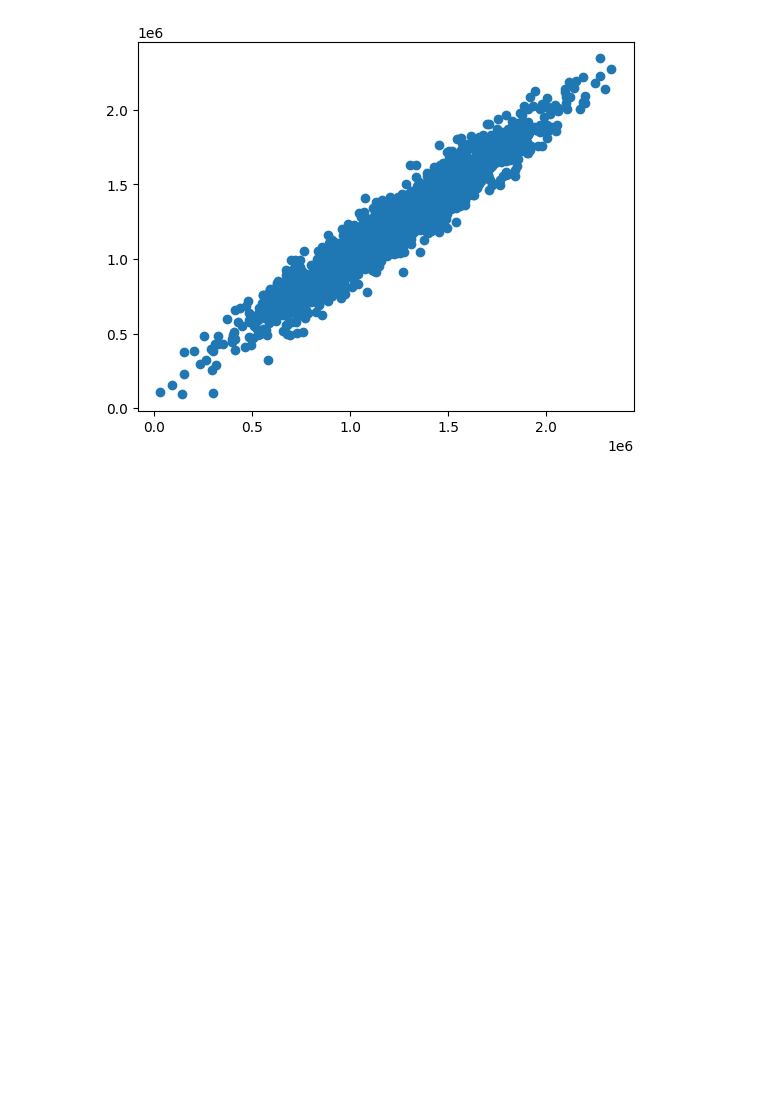
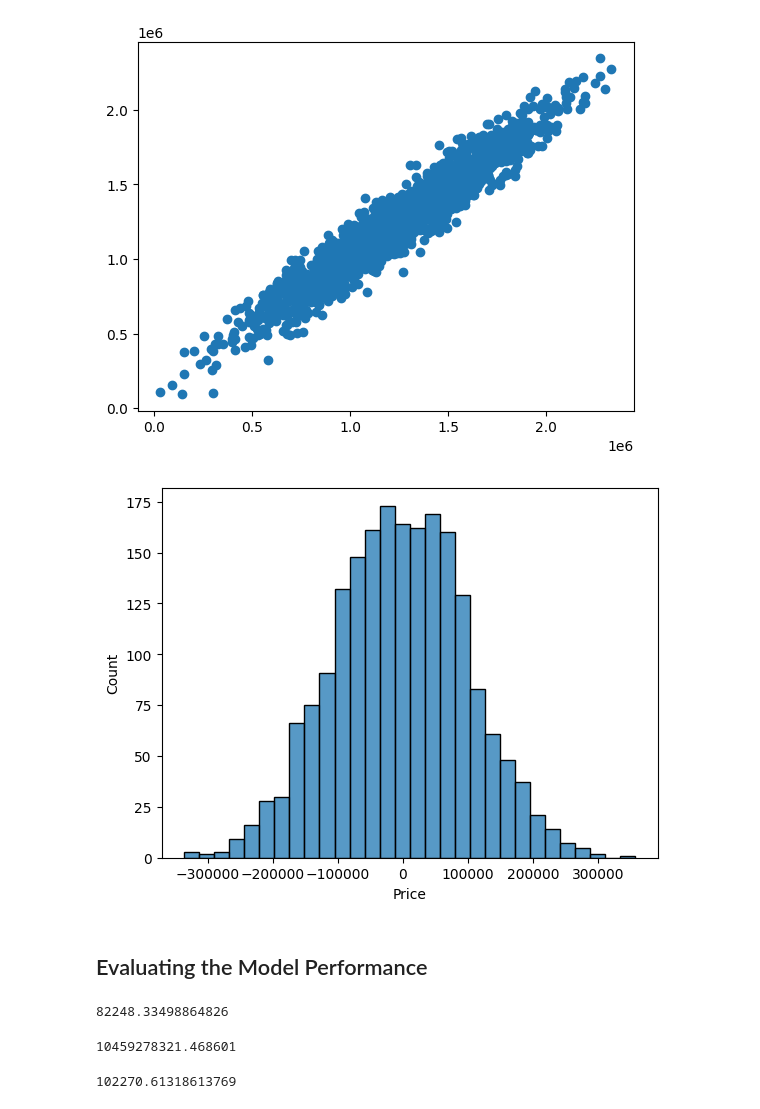
Before and after one commit to el24ham/Machine-Learning-Projects, a Jupyter notebook: Regression/1.Simple Linear Regression/USA_Housing.ipynb, the cells around one changed output. Drawn from its saved outputs; the diff is of its cells as text; code cells hidden in the pictures; blank space fills up the shorter version.

```diff
--- a/Regression/1.Simple Linear Regression/USA_Housing.ipynb
+++ b/Regression/1.Simple Linear Regression/USA_Housing.ipynb
@@ -40,3 +108,24 @@ plt.scatter(y_test, y_pred)
 plt.show()
 # %% [output]
 [figure]
+# %%
+sns.histplot((y_test-y_pred), bins=30)
+plt.show()
+# %% [output]
+[figure, added]
+# %% [markdown]
+## Evaluating the Model Performance
+# %%
+from sklearn import metrics
+import math
+metrics.mean_absolute_error(y_test, y_pred)
+# %% [output]
+82248.33498864826
+# %%
+metrics.mean_squared_error(y_test, y_pred)
+# %% [output]
+10459278321.468601
+# %%
+math.sqrt(metrics.mean_squared_error(y_test, y_pred))
+# %% [output]
+102270.61318613769
```
Also changed, not shown: parts of 12 cells of this notebook.
